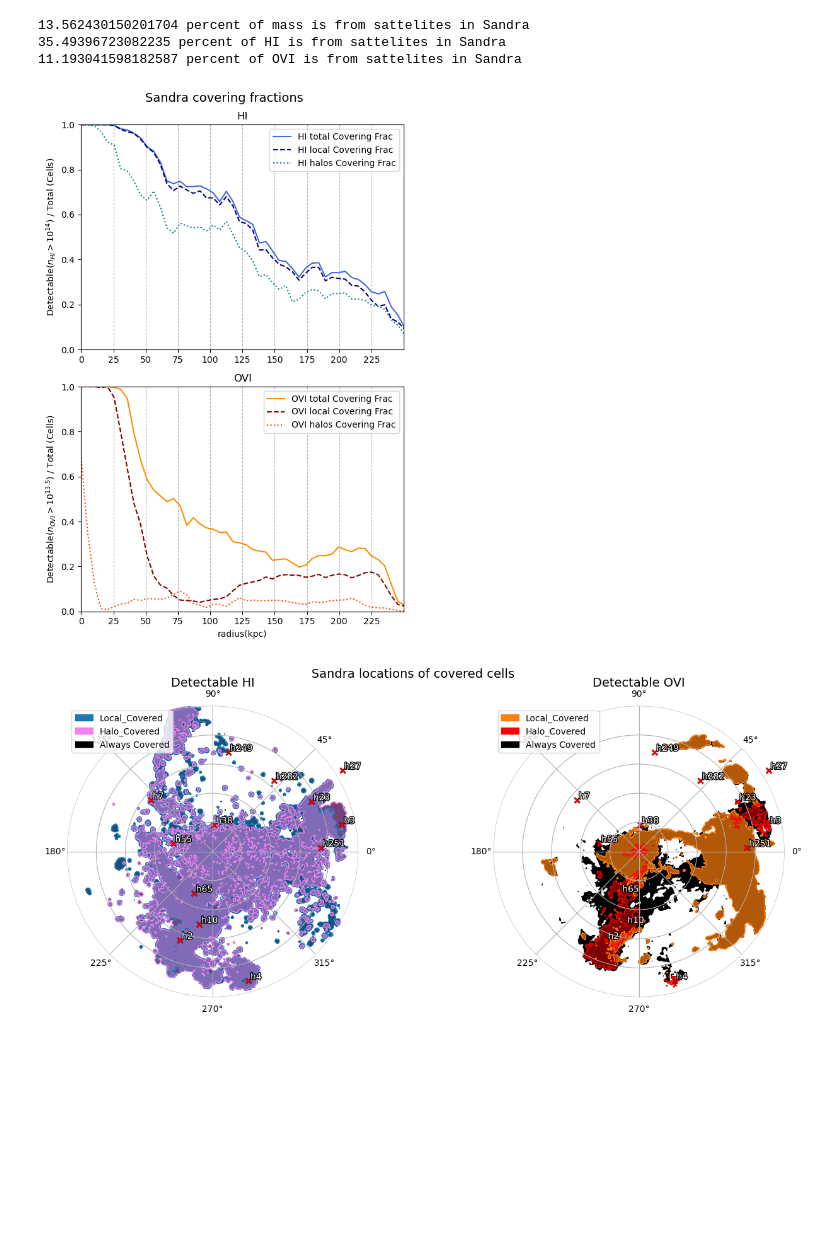
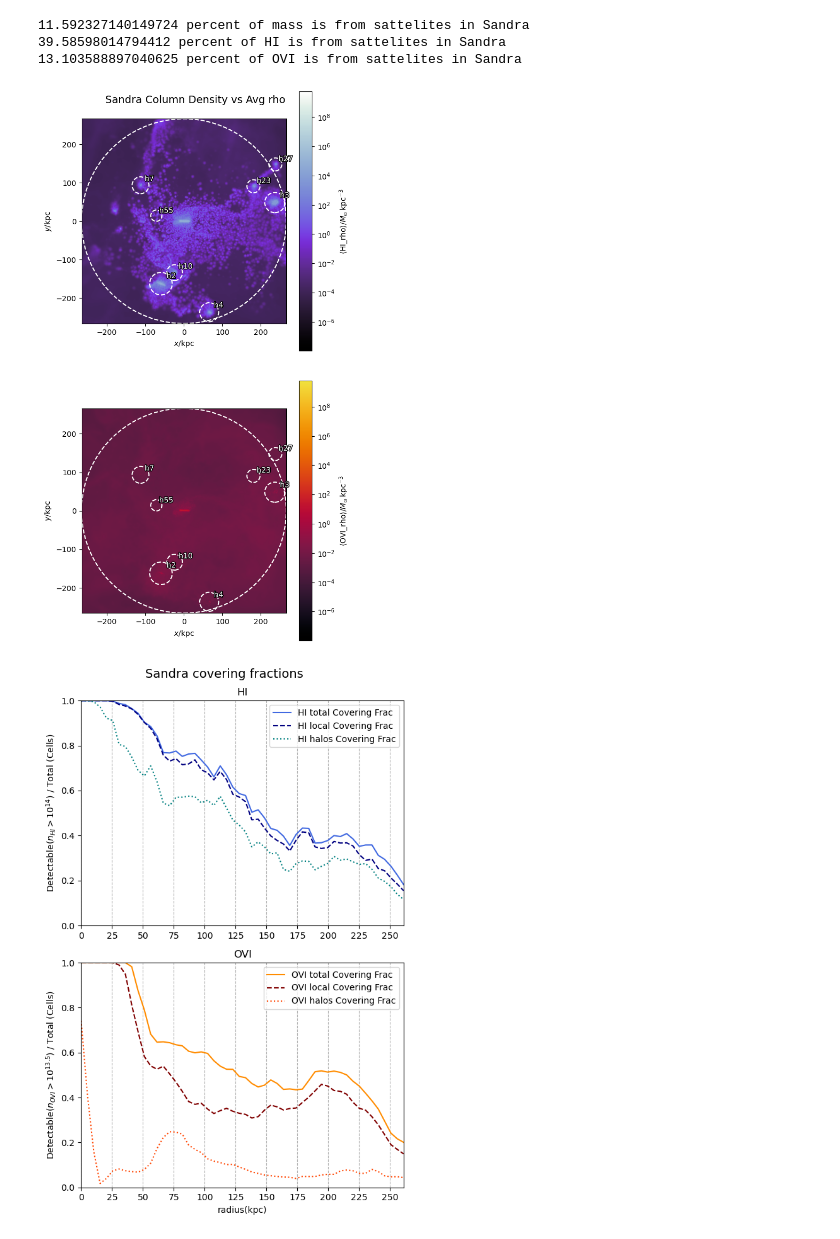
Before and after one commit to J-vadillo/Vadillo-Justice-League-Code, a Jupyter notebook: Covering Fractions -c/Covering Fractions Analysis.ipynb, the cells around one changed output. Drawn from its saved outputs; the diff is of its cells as text; code cells hidden in the pictures; blank space fills up the shorter version.

Commit message:
added lots of new plots

```diff
--- a/Covering Fractions -c/Covering Fractions Analysis.ipynb
+++ b/Covering Fractions -c/Covering Fractions Analysis.ipynb
@@ -94,9 +94,9 @@ def CF_Plot(data, edge,filename ):
     all_colors = [['royalblue', 'Navy', 'teal'], ['darkorange', 'maroon', 'orangered']]
     linestyles = ['-', '--', ':']
     for x in range(2):
-        ax = axs[x]
-        colors = all_colors[x]
-        ion = ions[x]
+        ax = axs[x] #pick the correct axis
+        colors = all_colors[x] #pick the color
+        ion = ions[x] #pick the ion
 
 
         for y in range(3):
@@ -108,7 +108,7 @@ def CF_Plot(data, edge,filename ):
 
         ax.set_title(ion)
 
-        ax.set_xticks(np.arange(0, 250, 25))
+        ax.set_xticks(np.arange(0, edge, 25))
 
 
         ax.legend()
@@ -116,7 +116,7 @@ def CF_Plot(data, edge,filename ):
 
         ax.xaxis.grid(True, which='major', linestyle = "--")
         ax.set_ylim(0,1)
-        ax.set_xlim(0,250)
+        ax.set_xlim(0,edge-5)
     axs[0].set_ylabel('Detectable($n_{HI}>10^{14})$ / Total (Cells)')
     axs[1].set_ylabel('Detectable($n_{OVI}>10^{13.5})$ / Total (Cells)')
 
@@ -190,11 +188,11 @@ def detectable_plot(data, filename):
 
 def comparison_plot(data, edge,h1, filename):
     fig, ax = plt.subplots(2, 1, figsize=[6,11])# define plot
-    vmin = 10**-3.5
-    vmax = 10** 4
+    vmin = np.min(h1.g['HI_rho'])
+    vmax = np.max(h1.g['HI_rho'])
 
     # X = np.linspace(-edge, edge, num = data['total']['HI']['CD'][1].size)
-    sph.image(h1.g, 'OVI_rho', width = 2*edge,axes = ax, weight = True, cmap = 'cmr.ember', vmin = vmin, vmax = vmax)
+    sph.image(h1.g, 'OVI_rho', width = 2*edge,axes = ax[1], weight = True, cmap = 'cmr.ember', vmin = vmin, vmax = vmax)
     sph.image(h1.g, 'HI_rho',  axes = ax[0], width = 2*edge, weight = True, cmap = 'cmr.amethyst',vmin = vmin, vmax = vmax)
     # plt1 = ax[0].contour(X, X, np.log10(data['total']['HI']['CD']),linewidths= 2, cmap = 'magma',levels = [12,12.5, 13,13.5,14])
     # plt2 = ax[1].contour(X, X, np.log10(data['total']['OVI']['CD']),linewidths= 2, cmap = 'magma',levels = [12,12.5, 13,13.5,14])
@@ -204,10 +202,15 @@ def comparison_plot(data, edge,h1, filename):
     plt.tight_layout()
     # cax = fig.add_axes([ax[1].get_position().x1+0.1,ax[1].get_position().y0,0.02,ax[0].get_position().y1-ax[1].get_position().y0])
 
-    # add_in_labels(ax[0], filename, 'white')
-    # add_in_labels(ax[1], filename, 'white')
+    add_in_labels(ax[0], filename, 'white')
+    add_in_labels(ax[1], filename, 'white')
 
-    # fig.suptitle(filename + ' Column Density vs Avg rho', fontsize = 14)
+    c = Circle((0, 0), radius= edge, clip_on=False, zorder=2, linewidth=1.5, edgecolor= 'white', facecolor='none',ls = '--')
+    ax[0].add_artist(c)
+    c = Circle((0, 0), radius= edge, clip_on=False, zorder=2, linewidth=1.5, edgecolor= 'white', facecolor='none',ls = '--')
+    ax[1].add_artist(c)
+
+    fig.suptitle(filename + ' Column Density vs Avg rho', fontsize = 14)
     plt.show()
     plotname = "variance with detectability thresholds for " + filename +".png"
     fig.savefig(folder_path + '/Variance_w_thresh/' + plotname)
@@ -324,37 +289,46 @@ load_in = False
 for filename in filenames:
     edge = int(simulations.at[filename, 'Rvir'])
     datafileName = data_filepath+ filename + ' CF data.pkl'
     if not load_in:
         s, h1 = base.load_in_sim(filename)
+
+
         ions.calculate_gas_mass(s)
         ions.calculate_gas_rhos(s)
+
+        h = s.halos(halo_numbers='v1')
+
+        pynbody.analysis.angmom.sideon(h[1])
+        cen = pynbody.analysis.halo.center(h[1], return_cen = True) # recenters
+        h1Filter = pynbody.filt.Sphere(2*edge, cen)
+        h1 = s[h1Filter]
 
         Halo_Particles = tracking.find_halo_particles(h1, filename)
 
         Halo_frac  = (np.sum(Halo_Particles['halos'].g['mass'])/np.sum(h1.g['mass']))*100
         print (str(Halo_frac) +" percent of mass is from sattelites in " + filename)
 
         HI_Halo_frac  = (np.sum(Halo_Particles['halos'].g['HI_mass'])/np.sum(h1.g['HI_mass']))*100
         print (str(HI_Halo_frac) +" percent of HI is from sattelites in " + filename)
 
         OVI_Halo_frac  = (np.sum(Halo_Particles['halos'].g['OVI_mass'])/np.sum(h1.g['OVI_mass']))*100
         print (str(OVI_Halo_frac) +" percent of OVI is from sattelites in " + filename)
 
 
-        edge = int(np.max(h1.g['r']))
+
         dataCF = datatableCD(h1, Halo_Particles, edge)
 
 
         dataCF.to_pickle(datafileName)
+        comparison_plot(dataCF, edge, h1, filename)
     else:
         dataCF = pd.read_pickle(datafileName)
 
     CF_Plot(dataCF, edge, filename)
     detectable_plot(dataCF,filename)
-    comparison_plot(dataCF, edge, h1, filename)
 # %% [output]
-13.562430150201704 percent of mass is from sattelites in Sandra
-35.49396723082235 percent of HI is from sattelites in Sandra
-11.193041598182587 percent of OVI is from sattelites in Sandra
+11.592327140149724 percent of mass is from sattelites in Sandra
+39.58598014794412 percent of HI is from sattelites in Sandra
+13.103588897040625 percent of OVI is from sattelites in Sandra
-[figure, old version]
+[figure, new version]
-[figure, old version]
+[figure, new version]
```
Also changed, not shown: parts of 9 cells of this notebook, 21 other files.
